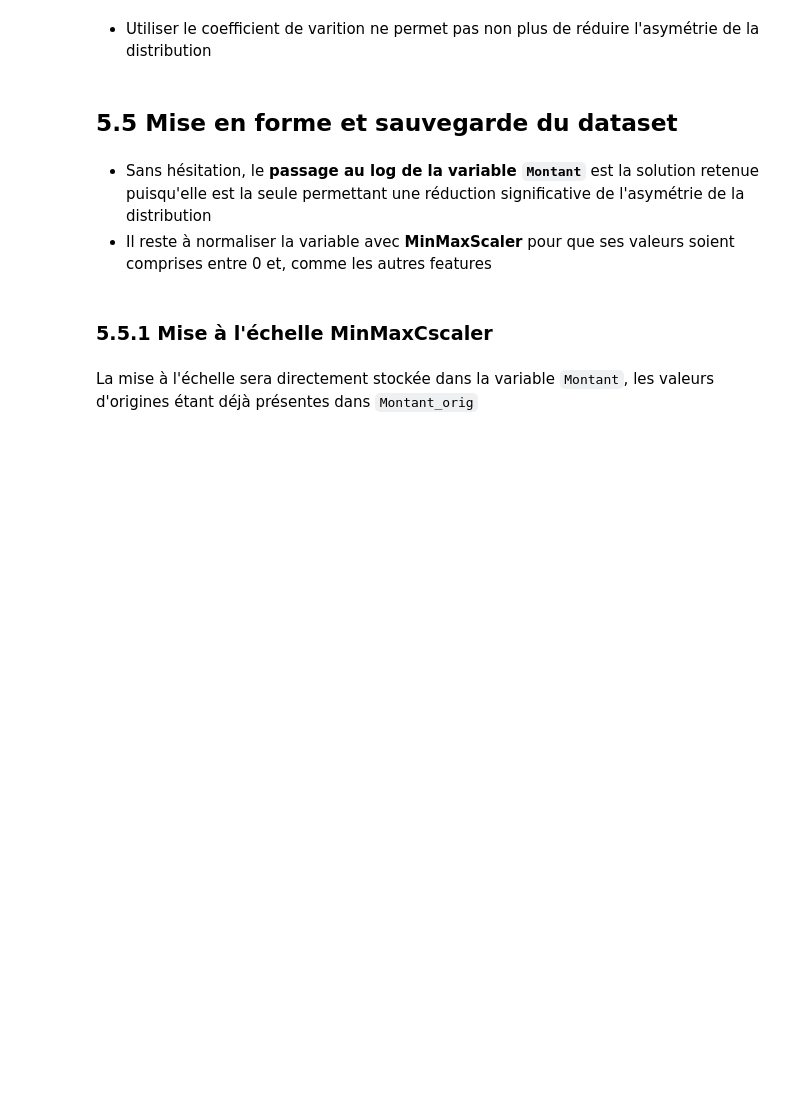
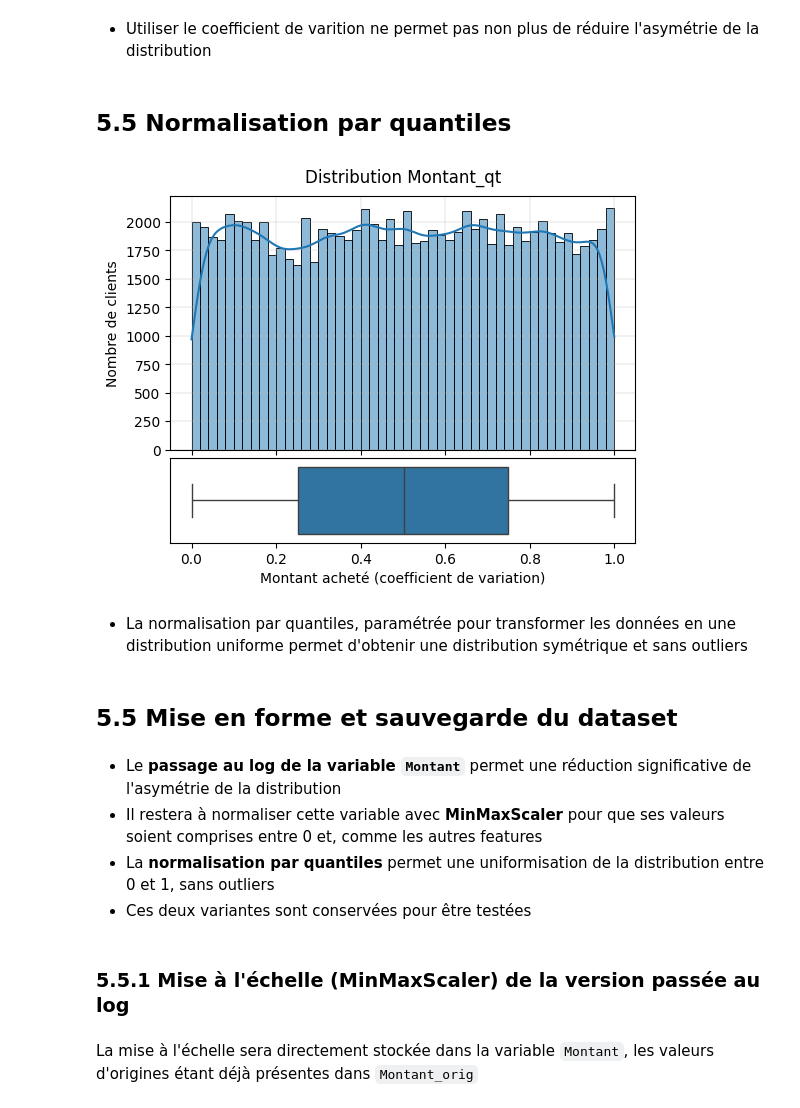
Before and after one commit to Christophe-Aballea/OC_projet5_Segmentez_des_clients_d_un_site_ecommerce, a Jupyter notebook: P05_Notebook2_Feature_ingineering.ipynb, the cells around one changed output. Drawn from its saved outputs; the diff is of its cells as text; code cells hidden in the pictures; blank space fills up the shorter version.

```diff
--- a/P05_Notebook2_Feature_ingineering.ipynb
+++ b/P05_Notebook2_Feature_ingineering.ipynb
@@ -1482,3 +1483,5 @@ plot_distribution(df_features_2, 'Montant_cvar', 'Montant acheté (coefficient d
 [figure]
 # %% [markdown]
 * Utiliser le coefficient de varition ne permet pas non plus de réduire l'asymétrie de la distribution
+# %% [markdown]
+## 5.5 Normalisation par quantiles
@@ -1485,10 +1494,19 @@ plot_distribution(df_features_2, 'Montant_cvar', 'Montant acheté (coefficient d
+# %%
+# Histogramme et boxplot
+plot_distribution(df_features_2, 'Montant_qt', 'Montant acheté (coefficient de variation)', 'Nombre de clients')
+# %% [output]
+[figure, added]
+# %% [markdown]
+* La normalisation par quantiles, paramétrée pour transformer les données en une distribution uniforme permet d'obtenir une distribution symétrique et sans outliers
 # %% [markdown]
 ## 5.5 Mise en forme et sauvegarde du dataset
 # %% [markdown]
-* Sans hésitation, le **passage au log de la variable `Montant`** est la solution retenue puisqu'elle est la seule permettant une réduction significative de l'asymétrie de la distribution
-* Il reste à normaliser la variable avec **MinMaxScaler** pour que ses valeurs soient comprises entre 0 et, comme les autres features
+* Le **passage au log de la variable `Montant`** permet une réduction significative de l'asymétrie de la distribution
+* Il restera à normaliser cette variable avec **MinMaxScaler** pour que ses valeurs soient comprises entre 0 et, comme les autres features
+* La **normalisation par quantiles** permet une uniformisation de la distribution entre 0 et 1, sans outliers
+* Ces deux variantes sont conservées pour être testées
 # %% [markdown]
-### 5.5.1 Mise à l'échelle MinMaxCscaler
+### 5.5.1 Mise à l'échelle (MinMaxScaler) de la version passée au log
 # %% [markdown]
 La mise à l'échelle sera directement stockée dans la variable `Montant`, les valeurs d'origines étant déjà présentes dans `Montant_orig`
 # %%
```
Also changed, not shown: parts of 8 cells of this notebook, 1 other file.
